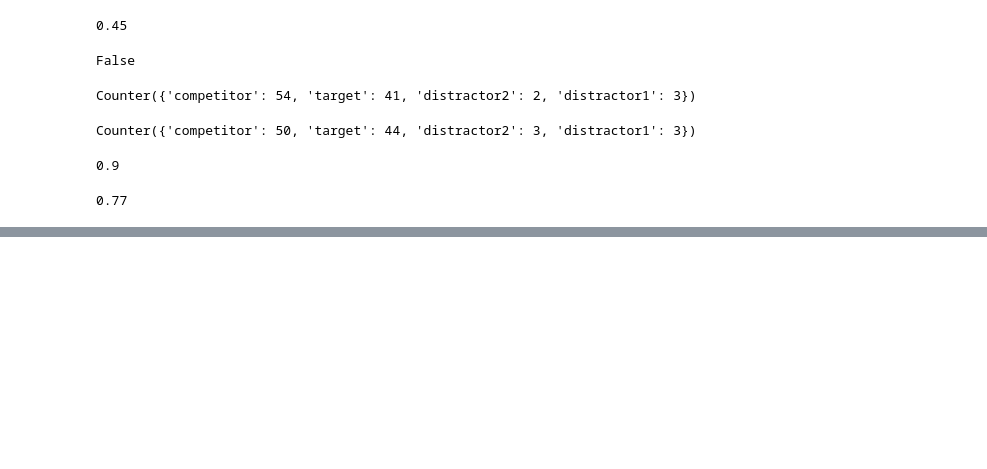
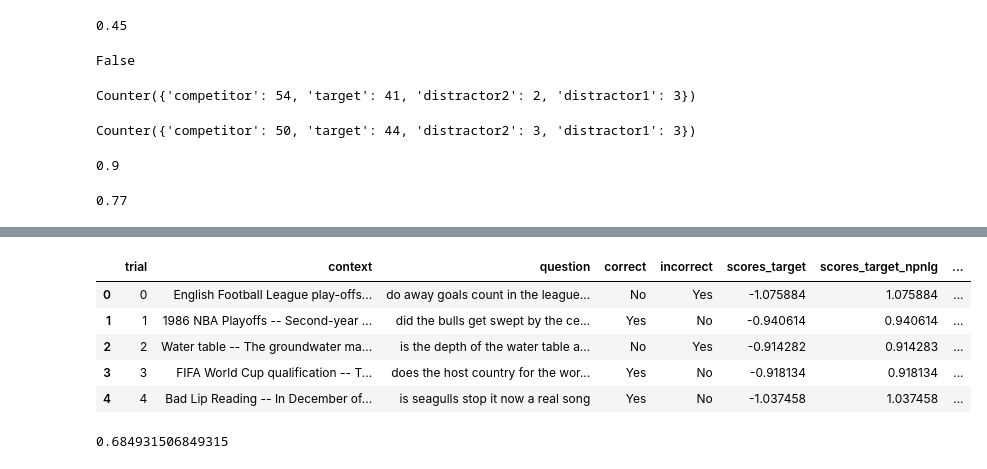
Before and after one commit to CogSciPrag/LLM-distPred-refGames, a Jupyter notebook: 01-code-LLM-experiments/debugging.ipynb, the cells around one changed output, grey strips where cells are left out. Cells and saved outputs as stored; diff of their text form; code cells hidden in the pictures; blank space fills up the shorter version.

```diff
--- a/01-code-LLM-experiments/debugging.ipynb
+++ b/01-code-LLM-experiments/debugging.ipynb
@@ -386,0 +438,36 @@ Counter({'competitor': 50, 'target': 44, 'distractor2': 3, 'distractor1': 3})
+# %%
+# analyse 7b base BoolQ results
+boolq7b = pd.read_csv("boolq_ownMeanScores_greedySamples_wQuots_use_own_scoring_Llama-2-7b-hf_20240314_1036.csv")
+# %%
+boolq_cols = ["scores_target", "scores_distractor"]
+boolq_options = ["correct", "incorrect"]
+
+def pull_boolq_argmax_option(s):
+    scores = [s[c] for c in boolq_cols]
+    option = boolq_cols[np.argmax(scores)].split("_")[-1]
+    option_name = 'correct' if option == "target" else "incorrect"
+    gt_option = s[option_name]
+    return gt_option
+
+def pull_boolq_argmax(s):
+    scores = [s[c] for c in boolq_cols]
+    option = boolq_cols[np.argmax(scores)].split("_")[-1]
+    option_name = 'correct' if option == "target" else "incorrect"
+    return option_name
+
+boolq7b['argmax_option'] = boolq7b.apply(lambda r: pull_boolq_argmax_option(r), axis=1)
+boolq7b['argmax'] = boolq7b.apply(lambda r: pull_boolq_argmax(r), axis=1)
+
+boolq7b.head()
+# %% [output]
+|  | trial | context | question | correct | incorrect | scores_target | scores_target_npnlg | ... |
+| 0 | 0 | English Football League play-offs... | do away goals count in the league... | No | Yes | -1.075884 | 1.075884 | ... |
+| 1 | 1 | 1986 NBA Playoffs -- Second-year ... | did the bulls get swept by the ce... | Yes | No | -0.940614 | 0.940614 | ... |
+| 2 | 2 | Water table -- The groundwater ma... | is the depth of the water table a... | No | Yes | -0.914282 | 0.914283 | ... |
+| 3 | 3 | FIFA World Cup qualification -- T... | does the host country for the wor... | Yes | No | -0.918134 | 0.918134 | ... |
+| 4 | 4 | Bad Lip Reading -- In December of... | is seagulls stop it now a real song | Yes | No | -1.037458 | 1.037458 | ... |
+# %%
+Counter(boolq7b['argmax'].tolist())
+100/146
+# %% [output]
+0.684931506849315
```
Also changed, not shown: parts of 8 cells of this notebook, 2 other files.
